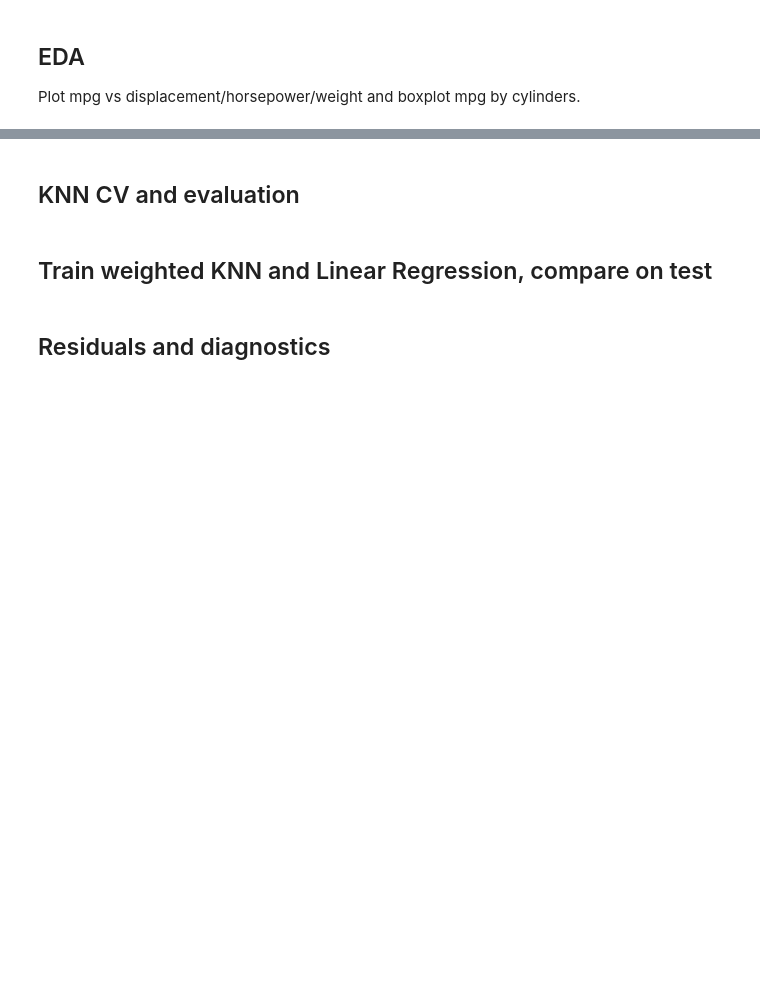
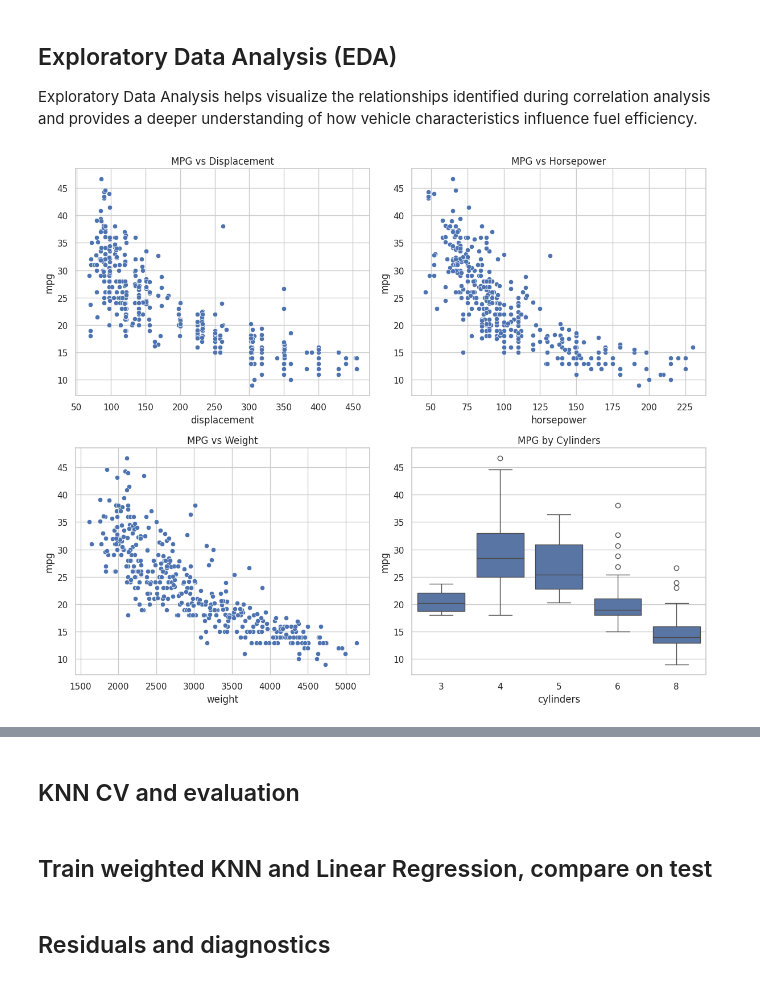
Before and after one commit to dh-kt/-Reproducible-KNN-regression-demo-ISL-Auto-notebook-model-artifacts-FastAPI-Docker-CI., a Jupyter notebook: notebooks/vehicle_fuel_efficiency_analysis.ipynb, the cells around one changed output, grey strips where cells are left out. Saved outputs shown, nothing was run; the diff lists cells and outputs as text; code cells hidden in the pictures; blank space fills up the shorter version.

```diff
--- a/notebooks/vehicle_fuel_efficiency_analysis.ipynb
+++ b/notebooks/vehicle_fuel_efficiency_analysis.ipynb
@@ -20,10 +191,25 @@ df.shape
 # %% [markdown]
-## EDA
+## Exploratory Data Analysis (EDA)
 
-Plot mpg vs displacement/horsepower/weight and boxplot mpg by cylinders.
+Exploratory Data Analysis helps visualize the relationships identified during correlation analysis and provides a deeper understanding of how vehicle characteristics influence fuel efficiency.
 # %%
-import seaborn as sns
 sns.set(style='whitegrid')
-plt.figure(figsize=(6,4))
-sns.scatterplot(x='displacement', y='mpg', data=df)
+
+fig, axes = plt.subplots(2, 2, figsize=(12, 10))
+
+sns.scatterplot(data=df, x='displacement', y='mpg', ax=axes[0,0])
+axes[0,0].set_title('MPG vs Displacement')
+
+sns.scatterplot(data=df, x='horsepower', y='mpg', ax=axes[0,1])
+axes[0,1].set_title('MPG vs Horsepower')
+
+sns.scatterplot(data=df, x='weight', y='mpg', ax=axes[1,0])
+axes[1,0].set_title('MPG vs Weight')
+
+sns.boxplot(data=df, x='cylinders', y='mpg', ax=axes[1,1])
+axes[1,1].set_title('MPG by Cylinders')
+
+plt.tight_layout()
 plt.show()
+# %% [output]
+[figure, added]
```
Also changed, not shown: parts of 20 cells of this notebook.
